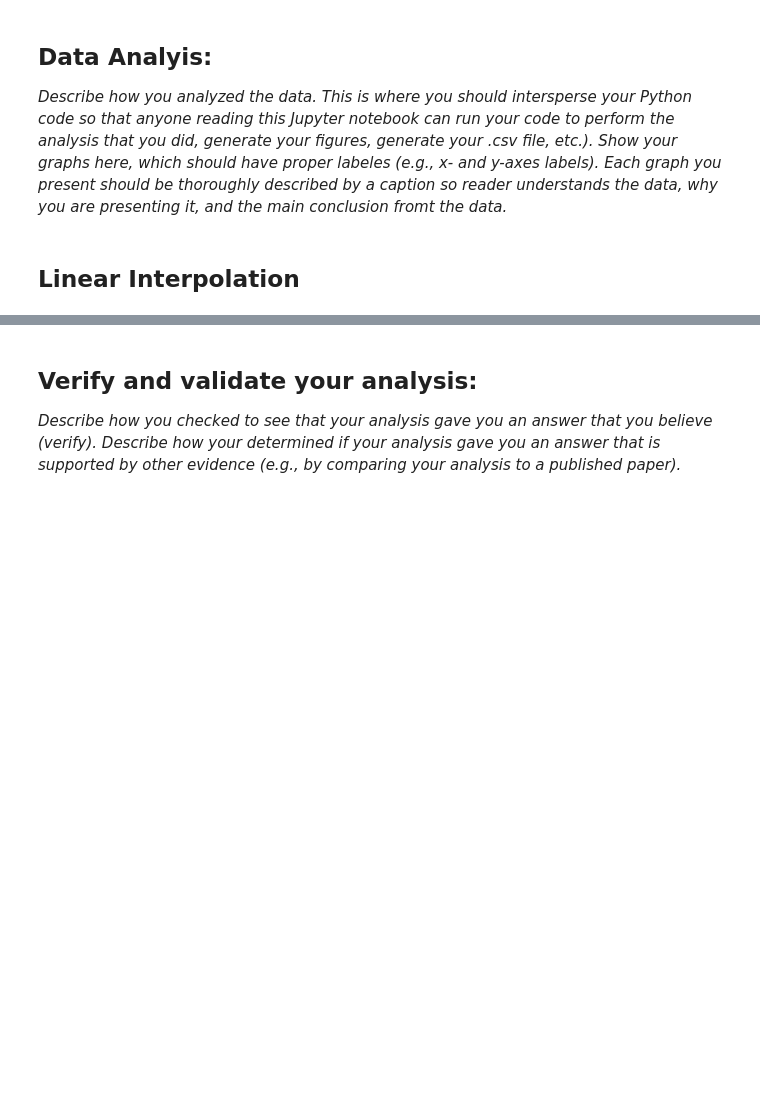
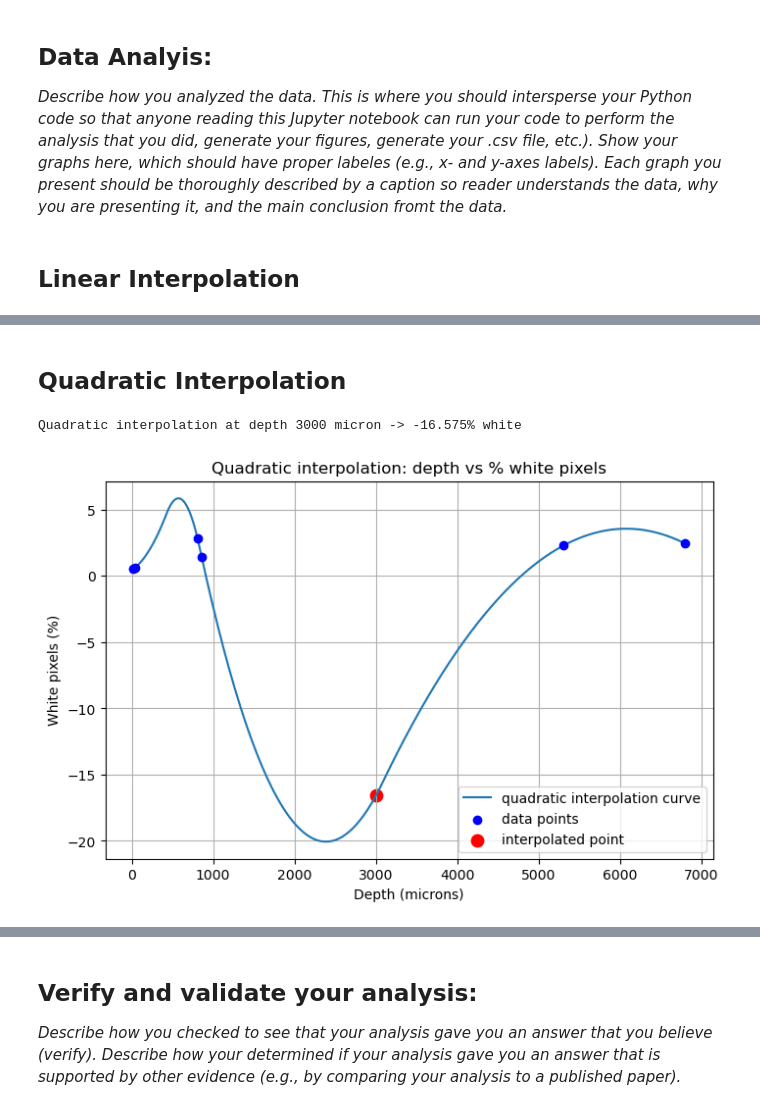
Before and after one commit to mjb5nk/Module-3-Fibrosis, a Jupyter notebook: Module 3 Template.ipynb, the cells around one changed output, grey strips where cells are left out. Cells and saved outputs as stored; diff of their text form; code cells hidden in the pictures; blank space fills up the shorter version.

```diff
--- a/Module 3 Template.ipynb
+++ b/Module 3 Template.ipynb
@@ -39,0 +78,29 @@ Also, since we covered this in Lecture 1 of this Module in detail, describe how
+# %% [markdown]
+## Quadratic Interpolation
+# %%
+# Quadratic interpolation
+from scipy.interpolate import interp1d
+
+f_quadratic = interp1d(x, y, kind='quadratic')
+
+x_interp = np.linspace(x.min(), x.max(), 300)
+y_interp = f_quadratic(x_interp)
+
+interp_depth = 3000
+interp_value = float(f_quadratic(interp_depth))
+
+print(f"Quadratic interpolation at depth {interp_depth} micron -> {interp_value:.3f}% white")
+
+plt.figure(figsize=(8,5))
+plt.plot(x_interp, y_interp, '-', label='quadratic interpolation curve')
+plt.scatter(x, y, c='blue', label='data points', zorder=5)
+plt.scatter([interp_depth], [interp_value], c='red', s=80, label='interpolated point')
+plt.title('Quadratic interpolation: depth vs % white pixels')
+plt.xlabel('Depth (microns)')
+plt.ylabel('White pixels (%)')
+plt.legend()
+plt.grid(True)
+plt.show()
+# %% [output]
+Quadratic interpolation at depth 3000 micron -> -16.575% white
+[figure, added]
```
Also changed, not shown: parts of 5 cells of this notebook.
